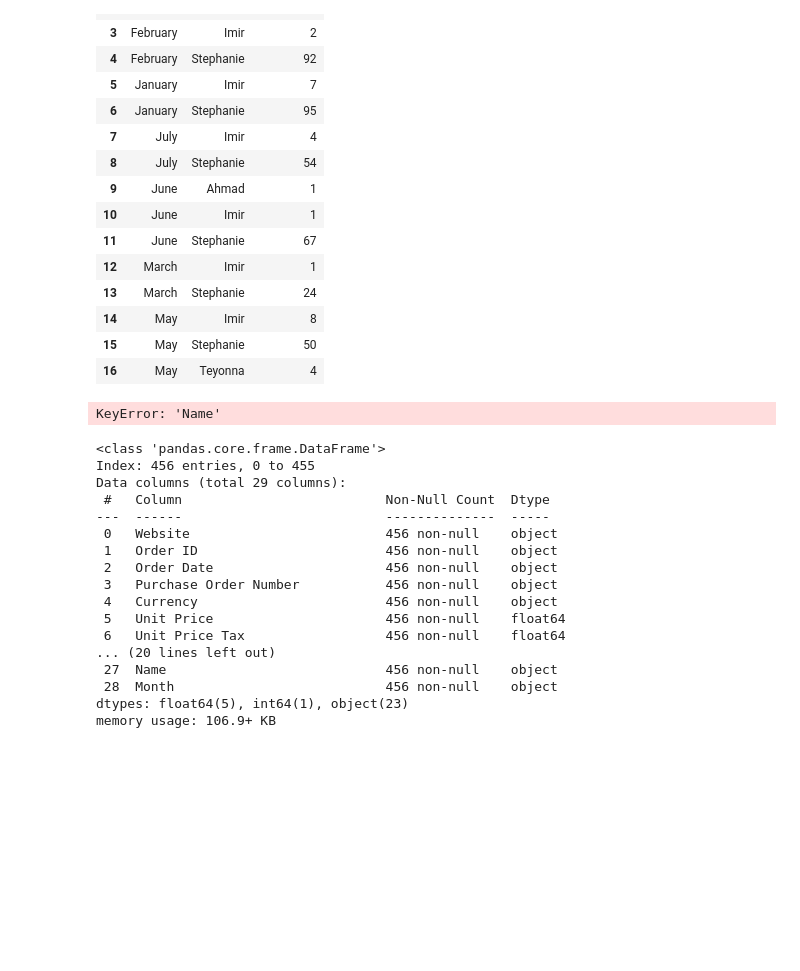
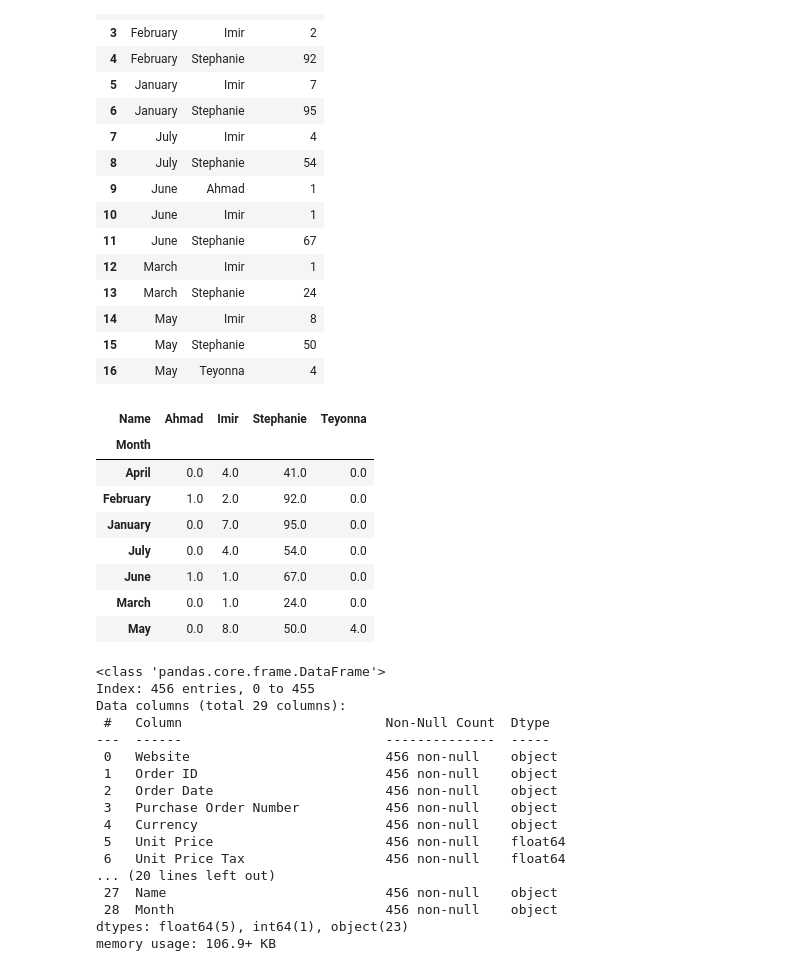
Before and after one commit to imirransom7/Amazon-Order-History, a Jupyter notebook: imir_amazon_order_history/orders.ipynb, the cells around one changed output. Saved outputs shown, nothing was run; the diff lists cells and outputs as text; code cells hidden in the pictures; blank space fills up the shorter version.

Commit message:
pivot fixed, had to change the groupby measurement from count to size

```diff
--- a/imir_amazon_order_history/orders.ipynb
+++ b/imir_amazon_order_history/orders.ipynb
@@ -228,7 +228,7 @@ dates_and_months
 # %% [markdown]
 ### The amount of orders for each month in 2023 by each person
 # %%
-dates_and_months = df.groupby(['Month', 'Name'])['Order Date'].count().reset_index()
+dates_and_months = df.groupby(['Month', 'Name'])['Order Date'].size().reset_index()
 dates_and_months
 # %% [output]
 |  | Month | Name | Order Date |
@@ -252,12 +252,21 @@ dates_and_months
 # %%
 pivoted_df = dates_and_months.pivot(
     columns='Name',
     index='Month',
     values='Order Date'
 )
+pivoted_df = pivoted_df.fillna(0)
 pivoted_df
 # %% [output]
-KeyError: 'Name'
+| Name | Ahmad | Imir | Stephanie | Teyonna |
+| Month |  |  |  |  |
+| April | 0.0 | 4.0 | 41.0 | 0.0 |
+| February | 1.0 | 2.0 | 92.0 | 0.0 |
+| January | 0.0 | 7.0 | 95.0 | 0.0 |
+| July | 0.0 | 4.0 | 54.0 | 0.0 |
+| June | 1.0 | 1.0 | 67.0 | 0.0 |
+| March | 0.0 | 1.0 | 24.0 | 0.0 |
+| May | 0.0 | 8.0 | 50.0 | 4.0 |
 # %%
 items_for_2023 = df[df["Order Date"] >= "2023-01-01"]
 items_for_2023.info()
```
